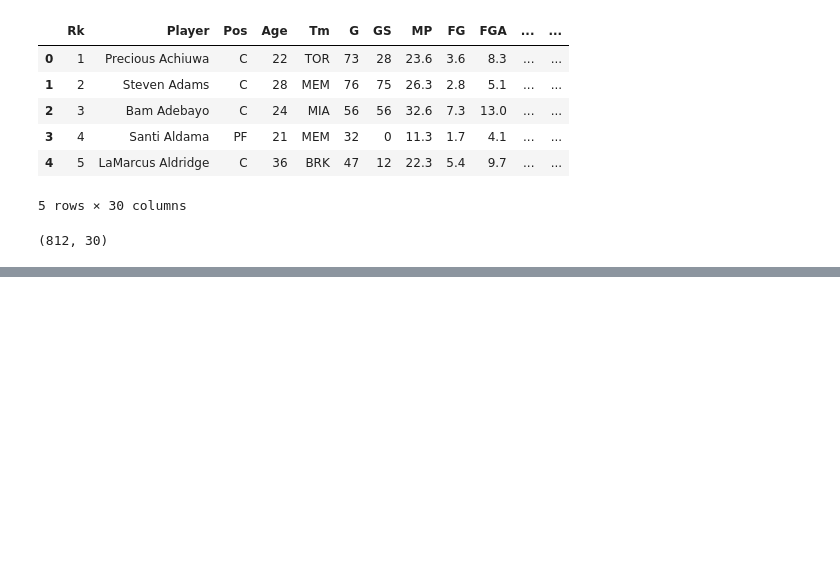
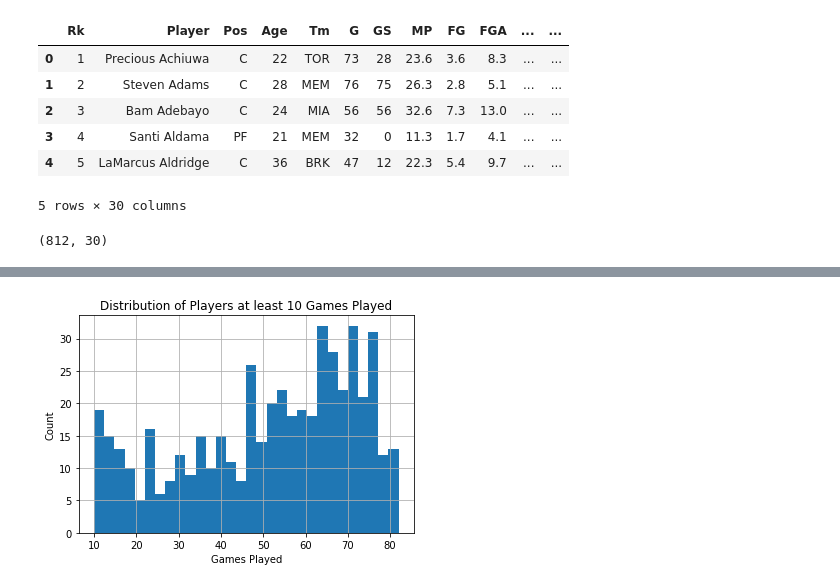
Before and after one commit to chrismle/CML-SB, a Jupyter notebook: CapstoneTwo/Capstone Project Two - Data Wrangling.ipynb, the cells around one changed output, grey strips where cells are left out. Saved outputs shown, nothing was run; the diff lists cells and outputs as text; code cells hidden in the pictures; blank space fills up the shorter version.

```diff
--- a/CapstoneTwo/Capstone Project Two - Data Wrangling.ipynb
+++ b/CapstoneTwo/Capstone Project Two - Data Wrangling.ipynb
@@ -47,0 +177,8 @@ nba_data.shape
+# %%
+#Distribution for Players Playing at least 10 games
+nba_player_stats.G[nba_player_stats.G >= 10].hist(bins=30)
+plt.xlabel('Games Played')
+plt.ylabel('Count')
+plt.title('Distribution of Players at least 10 Games Played');
+# %% [output]
+[figure, added]
```
Also changed, not shown: parts of 19 cells of this notebook, 3 other files.
